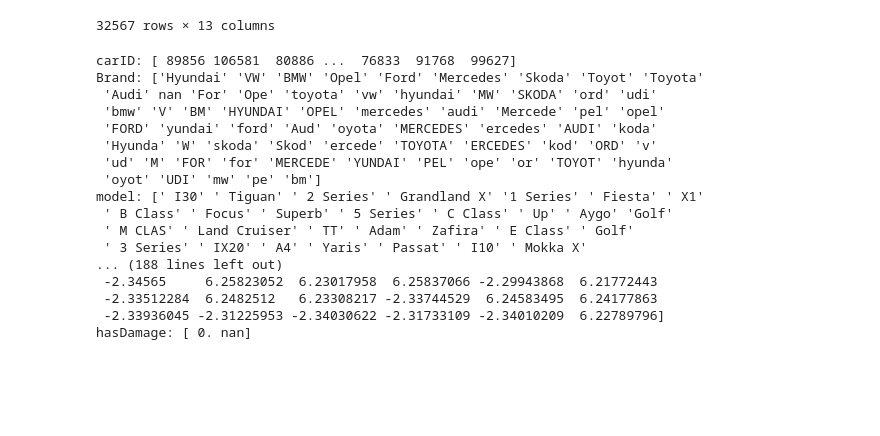
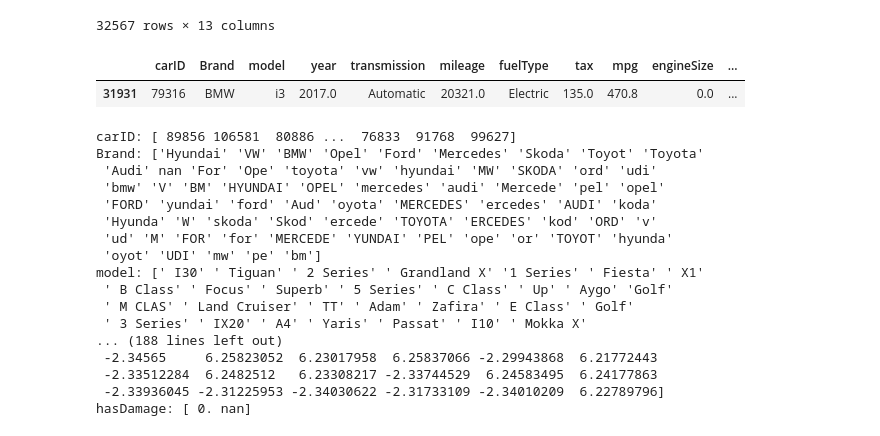
Before and after one commit to Filipesteves974/Machine-Learning-project, a Jupyter notebook: Test_Corrections.ipynb, the cells around one changed output. Drawn from its saved outputs; the diff is of its cells as text; code cells hidden in the pictures; blank space fills up the shorter version.

```diff
--- a/Test_Corrections.ipynb
+++ b/Test_Corrections.ipynb
@@ -35,8 +35,8 @@ np.random.seed(RSEED)
 # %%
 # path to folder
 base_path = r"C:/Users/maria/OneDrive - ISEG/Documents/MESTRADO/Machine Learning/Projeto"
-train_path = os.path.join(base_path, "test.csv")
-df_test = pd.read_csv(train_path, delimiter=',', header=0, decimal='.', quotechar='"')
+test_path = os.path.join(base_path, "test.csv")
+df_test = pd.read_csv(test_path, delimiter=',', header=0, decimal='.', quotechar='"')
 df_test
 # %% [output]
 |  | carID | Brand | model | year | transmission | mileage | fuelType | tax | mpg | engineSize | ... |
@@ -52,6 +52,11 @@ df_test
 | 32565 | 91768 | Mercedes | A Class | 2019.000000 | Manual | -50755.210230 | Petrol | 145.0 | 28.5 | 1.3 | ... |
 | 32566 | 99627 | Toyota | Yaris | 2017.000000 | Automatic | 11071.000000 | Petrol | 30.0 | 58.0 | 1.3 | ... |
 32567 rows × 13 columns
+# %%
+df_test[df_test["fuelType"] == "Electric"]
+# %% [output]
+|  | carID | Brand | model | year | transmission | mileage | fuelType | tax | mpg | engineSize | ... |
+| 31931 | 79316 | BMW | i3 | 2017.0 | Automatic | 20321.0 | Electric | 135.0 | 470.8 | 0.0 | ... |
 # %%
 for i in df_test.columns:
     print(f"{i}: {df_test[i].unique()}")
```
Also changed, not shown: parts of 1 cell of this notebook.
